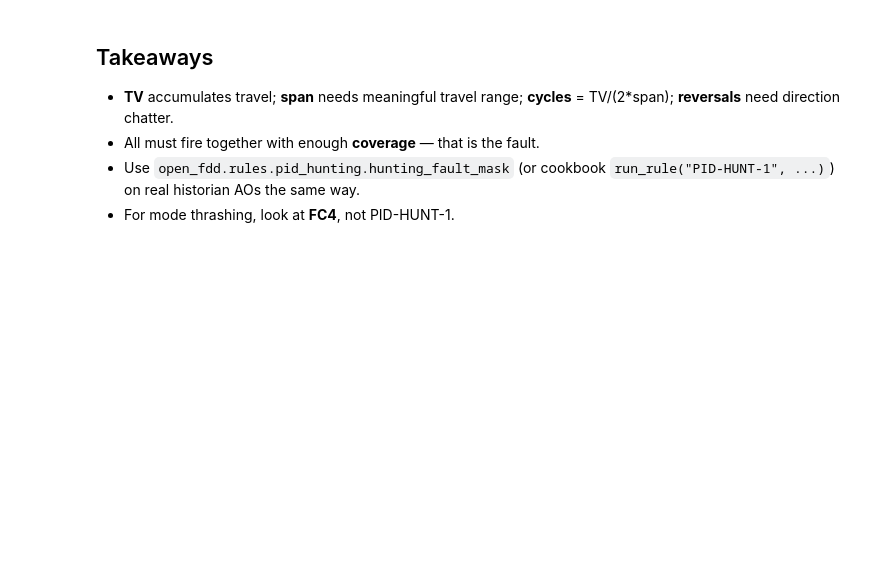
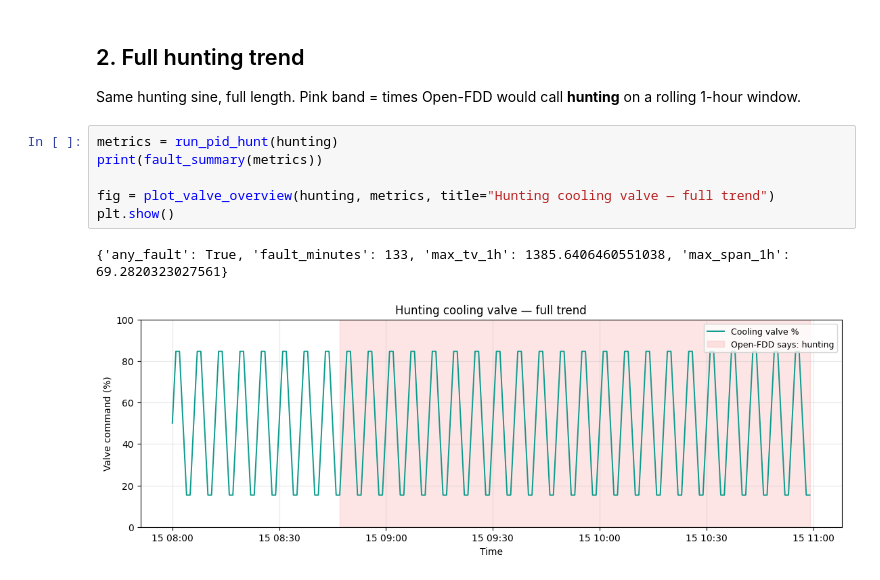
Before and after one commit to bbartling/py-bacnet-stacks-playground, a Jupyter notebook: vibe_code_apps_25/notebooks/01_pid_hunt_tutorial.ipynb, the cells around one changed output. Cells and saved outputs as stored; diff of their text form; blank space fills up the shorter version.

```diff
--- a/vibe_code_apps_25/notebooks/01_pid_hunt_tutorial.ipynb
+++ b/vibe_code_apps_25/notebooks/01_pid_hunt_tutorial.ipynb
@@ -219,7 +51,13 @@ m_ok[
-# %% [markdown]
-## Takeaways
-
-- **TV** accumulates travel; **span** needs meaningful travel range; **cycles** = TV/(2*span); **reversals** need direction chatter.
-- All must fire together with enough **coverage** — that is the fault.
-- Use `open_fdd.rules.pid_hunting.hunting_fault_mask` (or cookbook `run_rule("PID-HUNT-1", ...)`) on real historian AOs the same way.
-- For mode thrashing, look at **FC4**, not PID-HUNT-1.
+# %% [markdown]
+## 2. Full hunting trend
+
+Same hunting sine, full length. Pink band = times Open-FDD would call **hunting** on a rolling 1-hour window.
+# %%
+metrics = run_pid_hunt(hunting)
+print(fault_summary(metrics))
+
+fig = plot_valve_overview(hunting, metrics, title="Hunting cooling valve — full trend")
+plt.show()
+# %% [output]
+{'any_fault': True, 'fault_minutes': 133, 'max_tv_1h': 1385.6406460551038, 'max_span_1h': 69.2820323027561}
+[figure, added]
```
Also changed, not shown: parts of 22 cells of this notebook, 6 other files.
